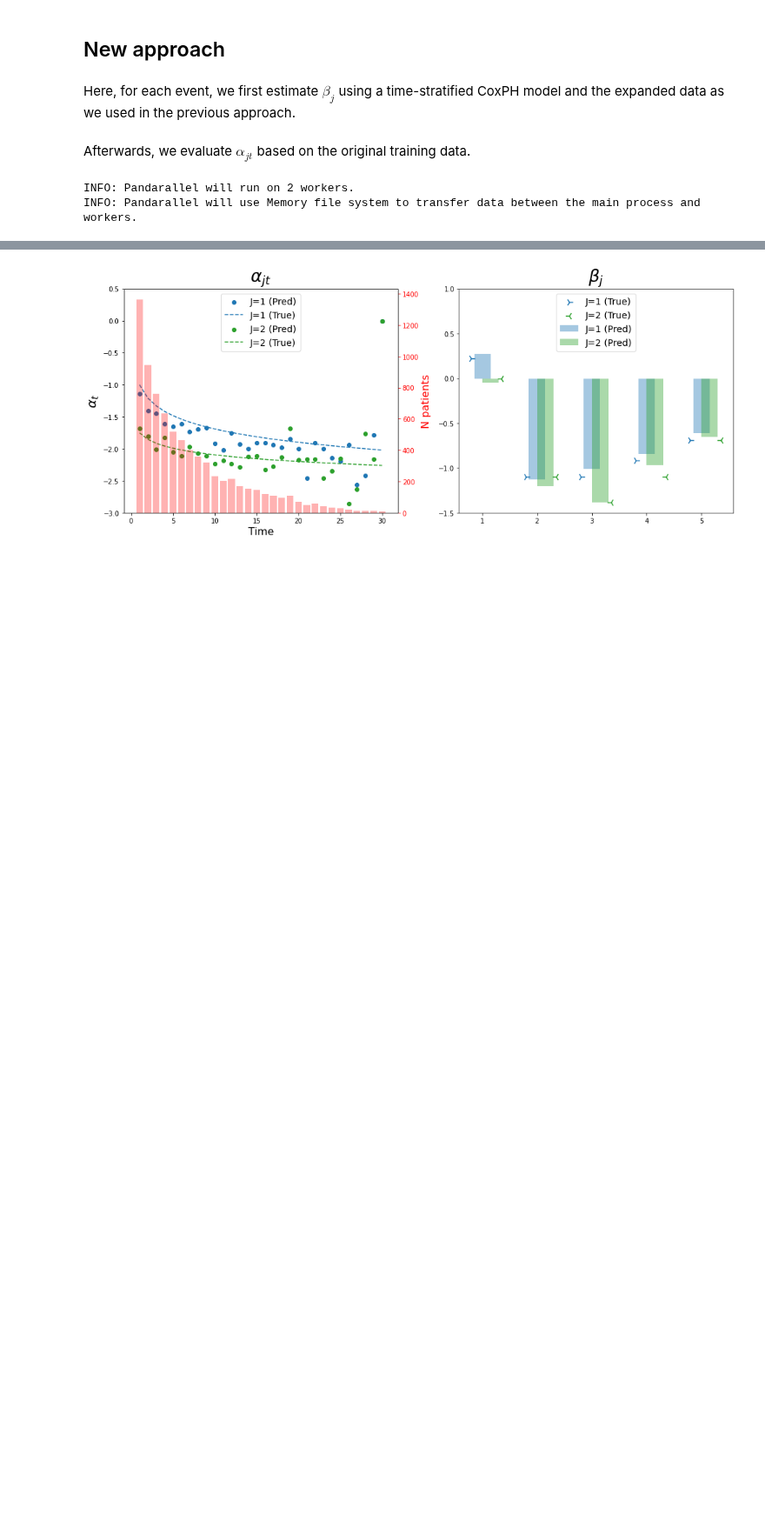
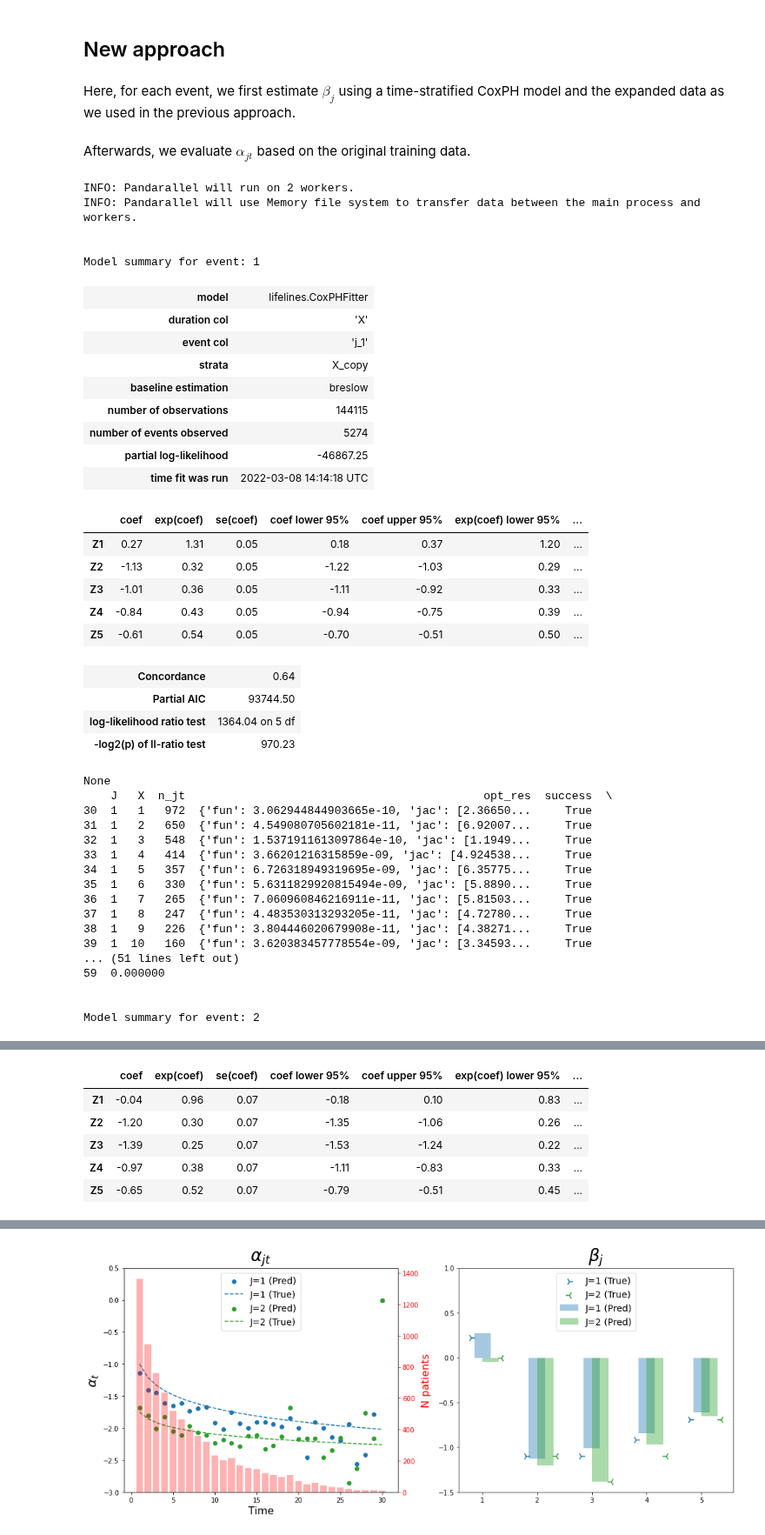
Before and after one commit to tomer1812/pydts, a Jupyter notebook: docs/Simple Simulation.ipynb, the cells around one changed output, grey strips where cells are left out. Shown at 87% size. Saved outputs shown, nothing was run; the diff lists cells and outputs as text; code cells hidden in the pictures; blank space fills up the shorter version.

```diff
--- a/docs/Simple Simulation.ipynb
+++ b/docs/Simple Simulation.ipynb
@@ -89,8 +89,47 @@ Afterwards, we evaluate $\alpha_{jt}$ based on the original training data.
 # %%
 from pydts.fitters import TwoStagesFitter
 fitter = TwoStagesFitter()
-alpha_df, beta_models = fitter.fit(df=train_df.drop(['C', 'T'], axis=1))
-#fitter.print_summary()
+fitter.fit(df=train_df.drop(['C', 'T'], axis=1))
+fitter.print_summary()
 # %% [output]
 INFO: Pandarallel will run on 2 workers.
 INFO: Pandarallel will use Memory file system to transfer data between the main process and workers.
+
+
+Model summary for event: 1
+| model | lifelines.CoxPHFitter |
+| duration col | 'X' |
+| event col | 'j_1' |
+| strata | X_copy |
+| baseline estimation | breslow |
+| number of observations | 144115 |
+| number of events observed | 5274 |
+| partial log-likelihood | -46867.25 |
+| time fit was run | 2022-03-08 14:14:18 UTC |
+|  | coef | exp(coef) | se(coef) | coef lower 95% | coef upper 95% | exp(coef) lower 95% | ... |
+| Z1 | 0.27 | 1.31 | 0.05 | 0.18 | 0.37 | 1.20 | ... |
+| Z2 | -1.13 | 0.32 | 0.05 | -1.22 | -1.03 | 0.29 | ... |
+| Z3 | -1.01 | 0.36 | 0.05 | -1.11 | -0.92 | 0.33 | ... |
+| Z4 | -0.84 | 0.43 | 0.05 | -0.94 | -0.75 | 0.39 | ... |
+| Z5 | -0.61 | 0.54 | 0.05 | -0.70 | -0.51 | 0.50 | ... |
+| Concordance | 0.64 |
+| Partial AIC | 93744.50 |
+| log-likelihood ratio test | 1364.04 on 5 df |
+| -log2(p) of ll-ratio test | 970.23 |
+None
+    J   X  n_jt                                            opt_res  success  \
+30  1   1   972  {'fun': 3.062944844903665e-10, 'jac': [2.36650...     True
+31  1   2   650  {'fun': 4.549080705602181e-11, 'jac': [6.92007...     True
+32  1   3   548  {'fun': 1.5371911613097864e-10, 'jac': [1.1949...     True
+33  1   4   414  {'fun': 3.66201216315859e-09, 'jac': [4.924538...     True
+34  1   5   357  {'fun': 6.726318949319695e-09, 'jac': [6.35775...     True
+35  1   6   330  {'fun': 5.6311829920815494e-09, 'jac': [5.8890...     True
+36  1   7   265  {'fun': 7.060960846216911e-11, 'jac': [5.81503...     True
+37  1   8   247  {'fun': 4.483530313293205e-11, 'jac': [4.72780...     True
+38  1   9   226  {'fun': 3.804446020679908e-11, 'jac': [4.38271...     True
+39  1  10   160  {'fun': 3.620383457778554e-09, 'jac': [3.34593...     True
+... (51 lines left out)
+59  0.000000
+
+
+Model summary for event: 2
@@ -96,0 +145,6 @@ INFO: Pandarallel will use Memory file system to transfer data between the main
+|  | coef | exp(coef) | se(coef) | coef lower 95% | coef upper 95% | exp(coef) lower 95% | ... |
+| Z1 | -0.04 | 0.96 | 0.07 | -0.18 | 0.10 | 0.83 | ... |
+| Z2 | -1.20 | 0.30 | 0.07 | -1.35 | -1.06 | 0.26 | ... |
+| Z3 | -1.39 | 0.25 | 0.07 | -1.53 | -1.24 | 0.22 | ... |
+| Z4 | -0.97 | 0.38 | 0.07 | -1.11 | -0.83 | 0.33 | ... |
+| Z5 | -0.65 | 0.52 | 0.07 | -0.79 | -0.51 | 0.45 | ... |
```
Also changed, not shown: parts of 3 cells of this notebook, 2 other files.
